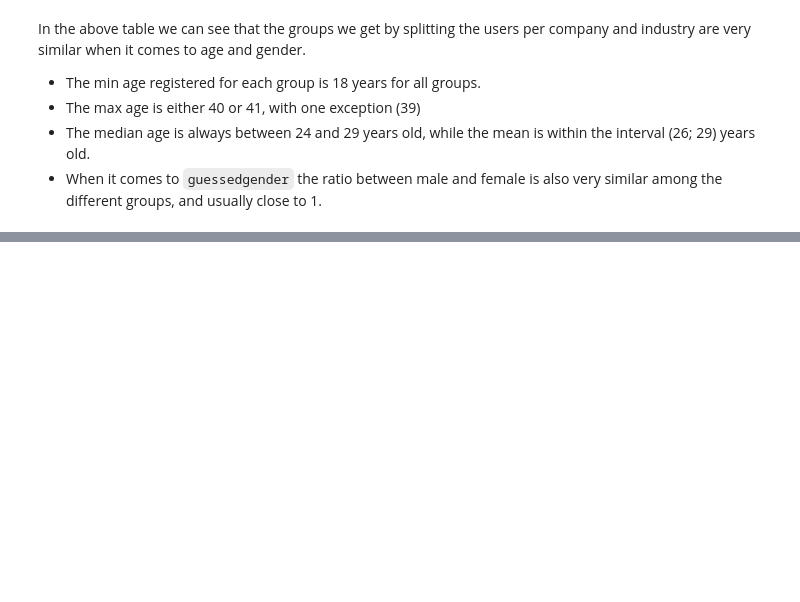
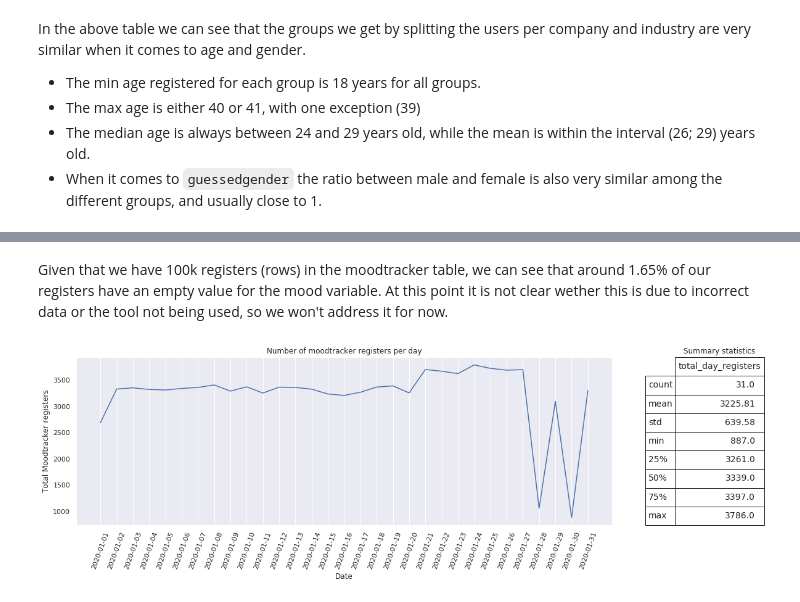
Before and after one commit to adfsan/z-challenge, a Jupyter notebook: Report1.ipynb, the cells around one changed output, grey strips where cells are left out. Drawn from its saved outputs; the diff is of its cells as text; code cells hidden in the pictures; blank space fills up the shorter version.

Commit message:
Add moodtracker EDA to Report1

```diff
--- a/Report1.ipynb
+++ b/Report1.ipynb
@@ -12,0 +14,10 @@ engine = create_psql_engine()
+# %%
+%matplotlib inline
+# Suppress warnings (for better notebook readability)
+warnings.filterwarnings(action='ignore')
+
+# Apply seaborn default settings
+sns.set()
+
+# Create engine for connection with DB
+engine = create_psql_engine()
@@ -149,0 +170,4 @@ In the above table we can see that the groups we get by splitting the users per
+# %%
+# Get the moodtracker table
+moodtracker_df = pd.read_sql_table('moodtracker', engine)
+moodtracker_df.head()
@@ -149,0 +207,35 @@ In the above table we can see that the groups we get by splitting the users per
+# %% [markdown]
+Given that we have 100k registers (rows) in the moodtracker table, we can see that around 1.65% of our registers have an empty value for the mood variable. At this point it is not clear wether this is due to incorrect data or the tool not being used, so we won't address it for now.
+# %%
+# Let's check how many times the moodtracker feature is used per day per user
+moodtracker_df['trackedat_date'] = pd.to_datetime(moodtracker_df.trackedat).strftime('%Y-%m-%d')
+# %%
+# Let's plot the number of moodtracker registers per day
+moodtracker_logs_day = moodtracker_df.trackedat_date.value_counts().sort_index().reset_index()
+moodtracker_logs_day.columns = ['trackedat_date', 'total_day_registers']
+# %%
+# Let's check some summary statistics on the number of moodtracker registers
+f, (ax1, ax2) = plt.subplots(1, 2, gridspec_kw={'width_ratios': [6, 1]}, figsize=(20,5))
+
+chart=sns.lineplot(x='trackedat_date', y='total_day_registers',
+                 markers=True,
+                 data=moodtracker_logs_day, ax=ax1)
+
+ax1.set_xlabel("Date")
+ax1.set_ylabel("Total Moodtracker registers")
+ax1.tick_params('x',labelrotation=70)
+ax1.set_title("Number of moodtracker registers per day")
+chart.yaxis.grid(False)
+
+font_size=14
+bbox=[0, 0, 1, 1]
+ax2.axis('off')
+ax2.set_title("Summary statistics")
+mpl_table = ax2.table(cellText = moodtracker_logs_day.describe().round(2).values,
+                      rowLabels = moodtracker_logs_day.describe().index,
+                      bbox=bbox,
+                      colLabels=moodtracker_logs_day.describe().columns)
+mpl_table.auto_set_font_size(False)
+mpl_table.set_fontsize(font_size)
+# %% [output]
+[figure, added]
```
Also changed, not shown: parts of 23 cells of this notebook, 1 other file.
